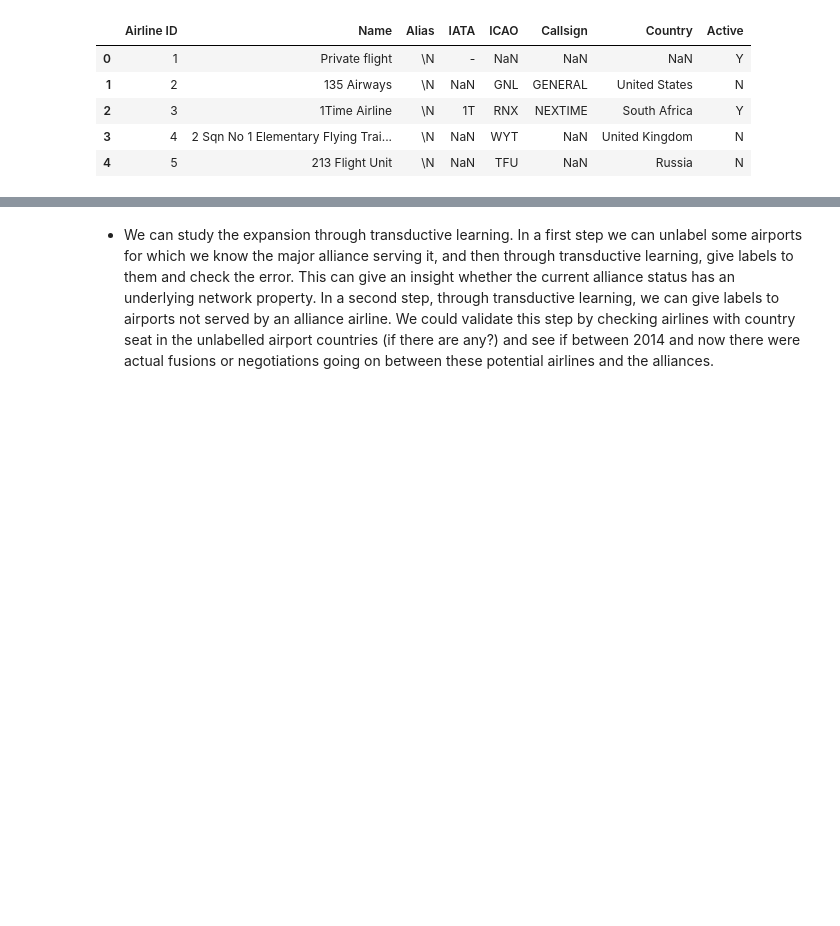
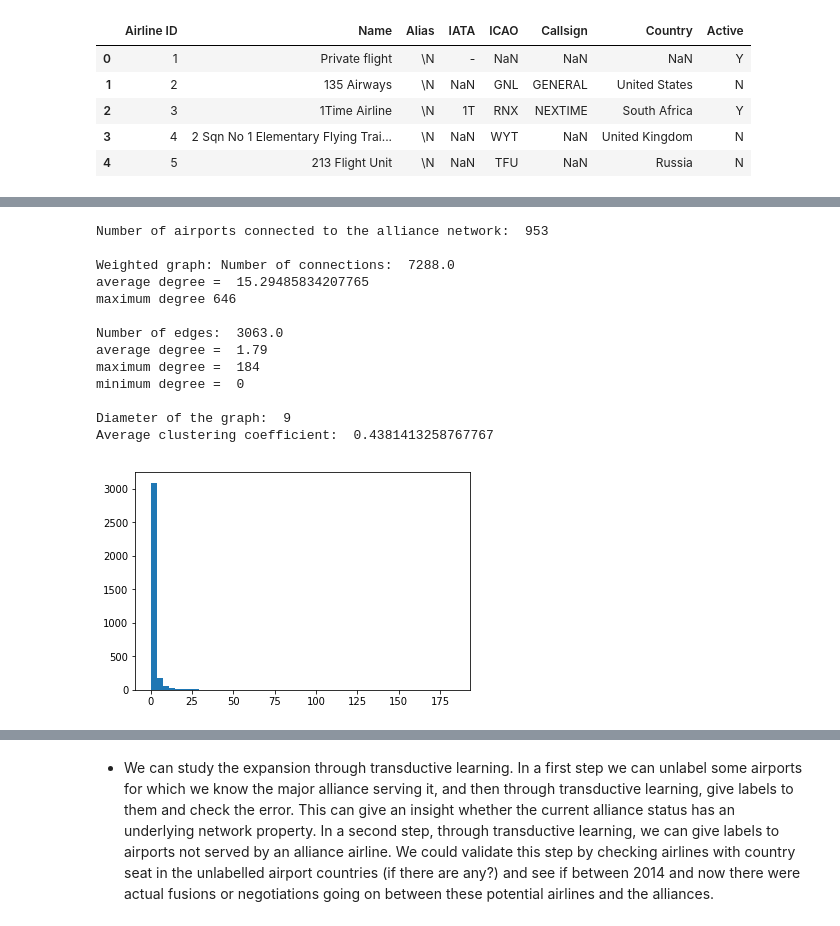
Before and after one commit to nicolasFontbonne/Project_ntds, a Jupyter notebook: main_analysis.ipynb, the cells around one changed output, grey strips where cells are left out. Saved outputs shown, nothing was run; the diff lists cells and outputs as text; code cells hidden in the pictures; blank space fills up the shorter version.

```diff
--- a/main_analysis.ipynb
+++ b/main_analysis.ipynb
@@ -73,0 +266,19 @@ alliances.head()
+# %%
+# Analysis on One World
+adjacency_world =  adjacency[:,:, 3]
+network_analysis(adjacency_world)
+# %% [output]
+Number of airports connected to the alliance network:  953
+
+Weighted graph: Number of connections:  7288.0
+average degree =  15.29485834207765
+maximum degree 646
+
+Number of edges:  3063.0
+average degree =  1.79
+maximum degree =  184
+minimum degree =  0
+
+Diameter of the graph:  9
+Average clustering coefficient:  0.4381413258767767
+[figure, added]
```
Also changed, not shown: parts of 40 cells of this notebook, 1 other file.
